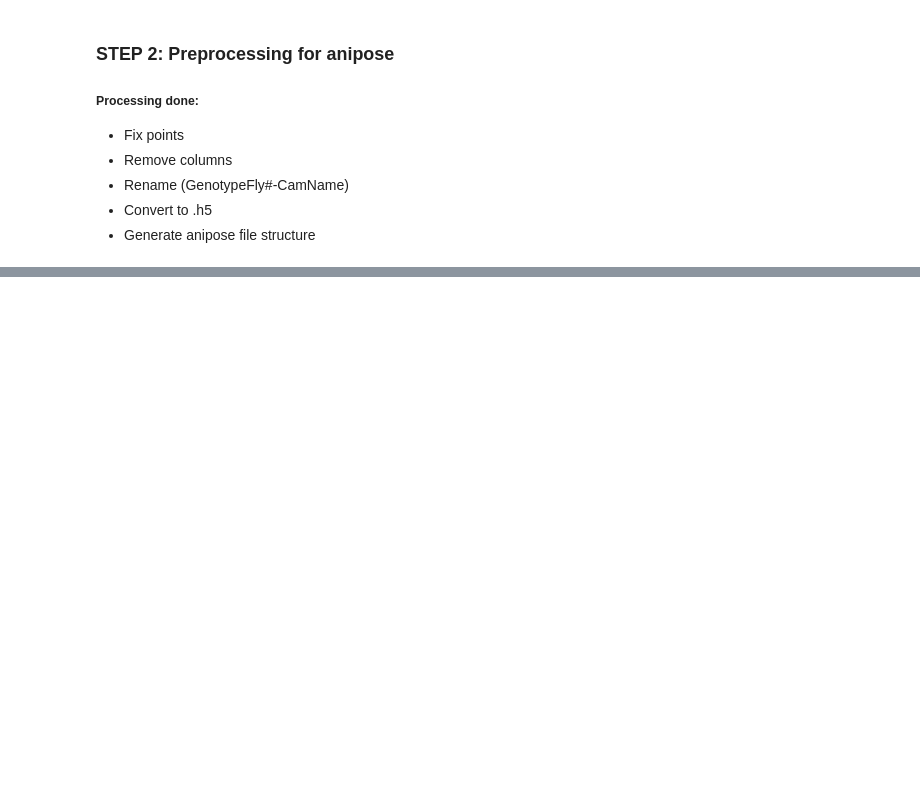
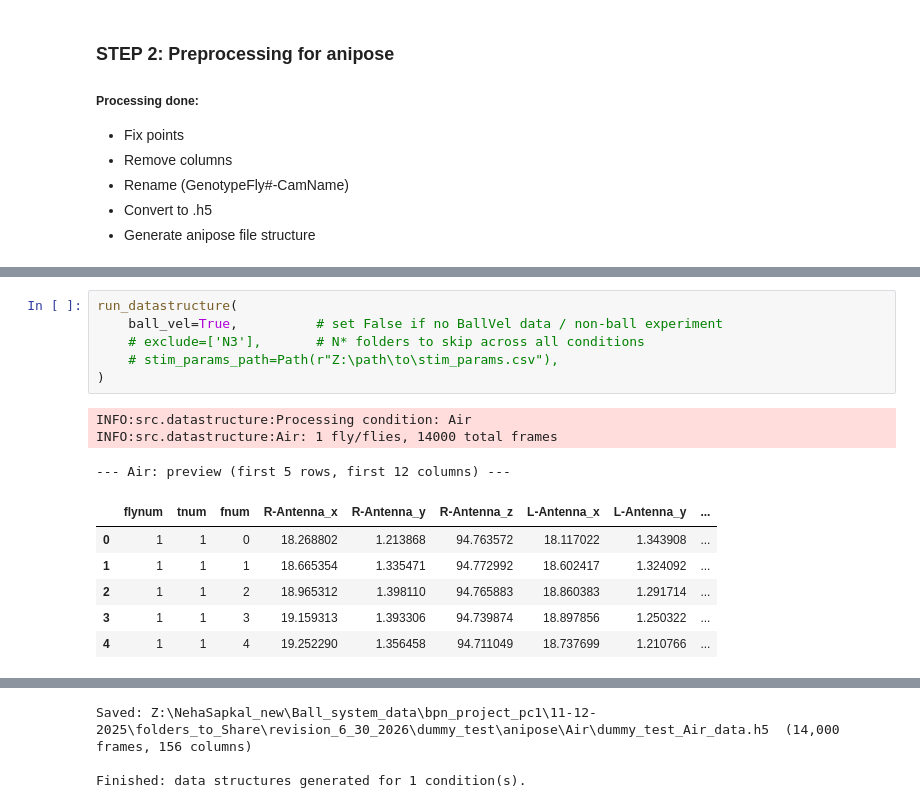
Before and after one commit to bidaye-lab/dlc_utilities, a Jupyter notebook: unified_pipeline/scripts/DLC_pipeline.ipynb, the cells around one changed output, grey strips where cells are left out. Cells and saved outputs as stored; diff of their text form; blank space fills up the shorter version.

Commit message:
major overhaul of pipeline_int new conditions_merge dlc anipose_add postporcessing

```diff
--- a/unified_pipeline/scripts/DLC_pipeline.ipynb
+++ b/unified_pipeline/scripts/DLC_pipeline.ipynb
@@ -132,0 +190,16 @@ Finished preprocessing...
+# %%
+run_datastructure(
+    ball_vel=True,          # set False if no BallVel data / non-ball experiment
+    # exclude=['N3'],       # N* folders to skip across all conditions
+    # stim_params_path=Path(r"Z:\path\to\stim_params.csv"),
+)
+# %% [output]
+INFO:src.datastructure:Processing condition: Air
+INFO:src.datastructure:Air: 1 fly/flies, 14000 total frames
+--- Air: preview (first 5 rows, first 12 columns) ---
+|  | flynum | tnum | fnum | R-Antenna_x | R-Antenna_y | R-Antenna_z | L-Antenna_x | L-Antenna_y | ... |
+| 0 | 1 | 1 | 0 | 18.268802 | 1.213868 | 94.763572 | 18.117022 | 1.343908 | ... |
+| 1 | 1 | 1 | 1 | 18.665354 | 1.335471 | 94.772992 | 18.602417 | 1.324092 | ... |
+| 2 | 1 | 1 | 2 | 18.965312 | 1.398110 | 94.765883 | 18.860383 | 1.291714 | ... |
+| 3 | 1 | 1 | 3 | 19.159313 | 1.393306 | 94.739874 | 18.897856 | 1.250322 | ... |
+| 4 | 1 | 1 | 4 | 19.252290 | 1.356458 | 94.711049 | 18.737699 | 1.210766 | ... |
@@ -132,0 +215,3 @@ Finished preprocessing...
+Saved: Z:\NehaSapkal_new\Ball_system_data\bpn_project_pc1\11-12-2025\folders_to_Share\revision_6_30_2026\dummy_test\anipose\Air\dummy_test_Air_data.h5  (14,000 frames, 156 columns)
+
+Finished: data structures generated for 1 condition(s).
```
Also changed, not shown: parts of 26 cells of this notebook, 20 other files.
